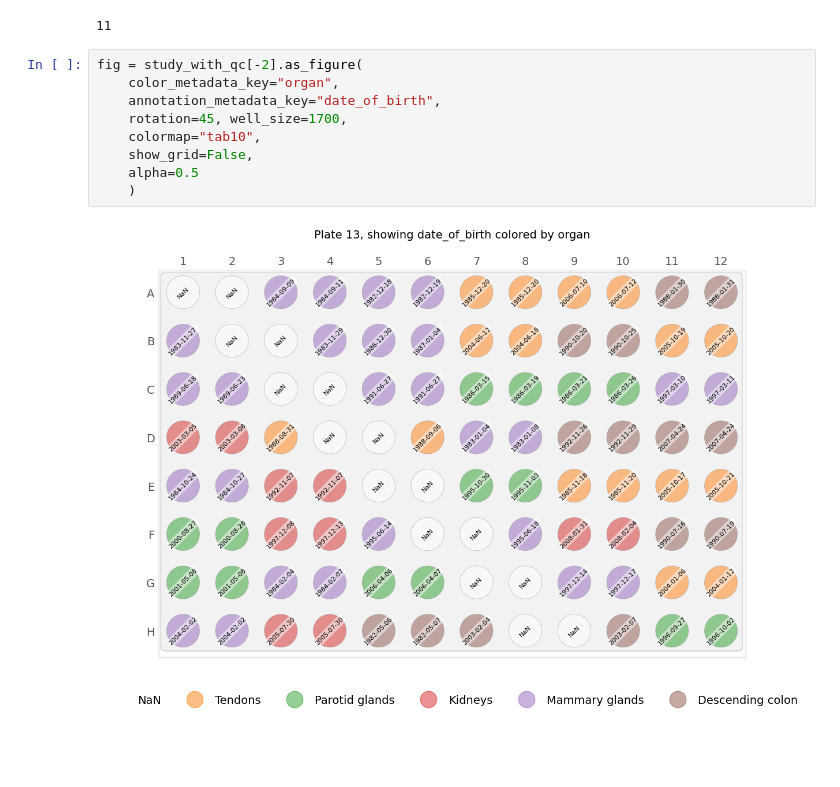
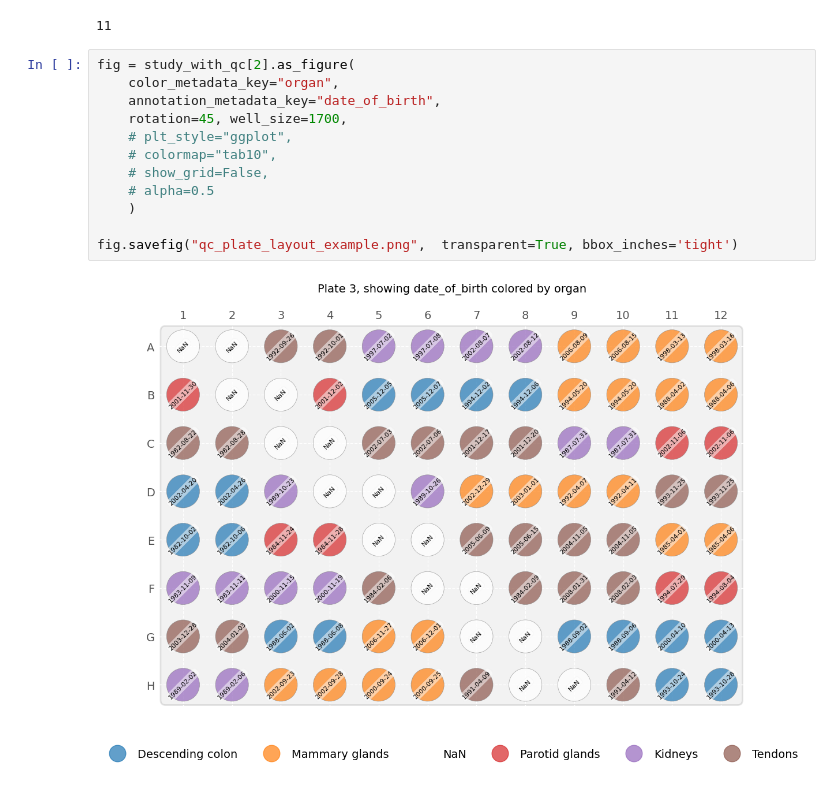
Before and after one commit to ssi-dk/CD-MRG-PlatePlanner, a Jupyter notebook: src/plate_planner/test.ipynb, the cells around one changed output. Cells and saved outputs as stored; diff of their text form; blank space fills up the shorter version.

```diff
--- a/src/plate_planner/test.ipynb
+++ b/src/plate_planner/test.ipynb
@@ -160,14 +164,17 @@ len(study)
 # %% [output]
 11
 # %%
-fig = study_with_qc[-2].as_figure(
+fig = study_with_qc[2].as_figure(
     color_metadata_key="organ",
     annotation_metadata_key="date_of_birth",
     rotation=45, well_size=1700,
-    colormap="tab10",
-    show_grid=False,
-    alpha=0.5
+    # plt_style="ggplot",
+    # colormap="tab10",
+    # show_grid=False,
+    # alpha=0.5
     )
+
+fig.savefig("qc_plate_layout_example.png",  transparent=True, bbox_inches='tight')
 # %% [output]
-[figure, old version]
+[figure, new version]
 # %%
```
Also changed, not shown: parts of 4 cells of this notebook.
